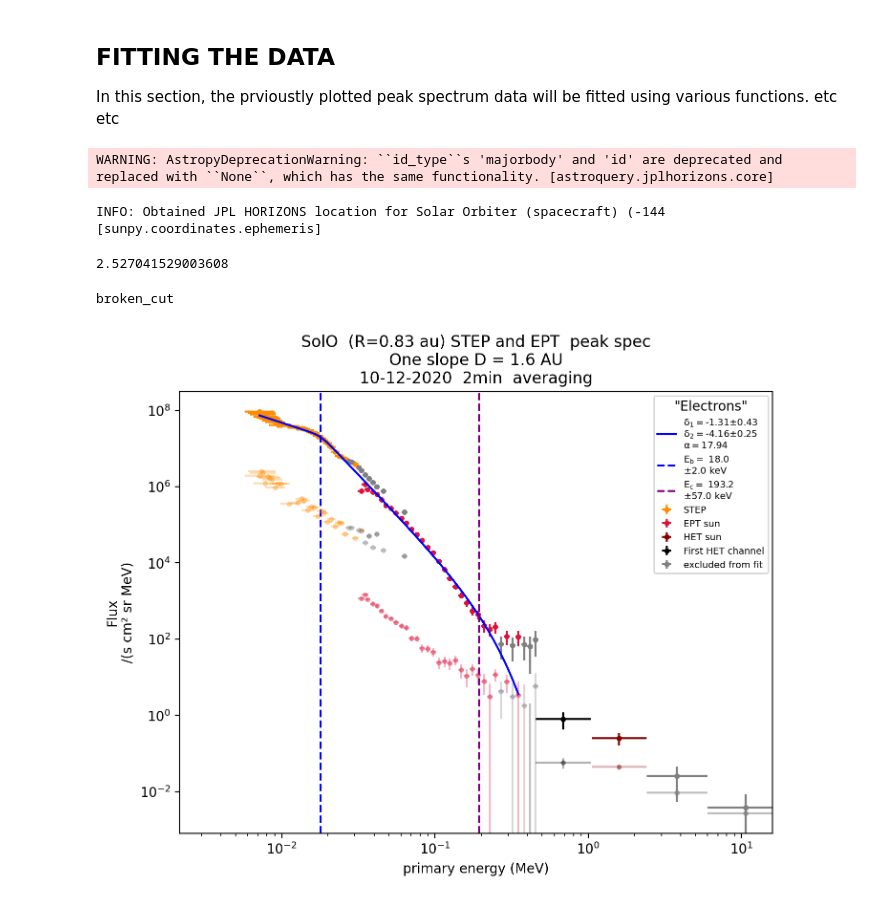
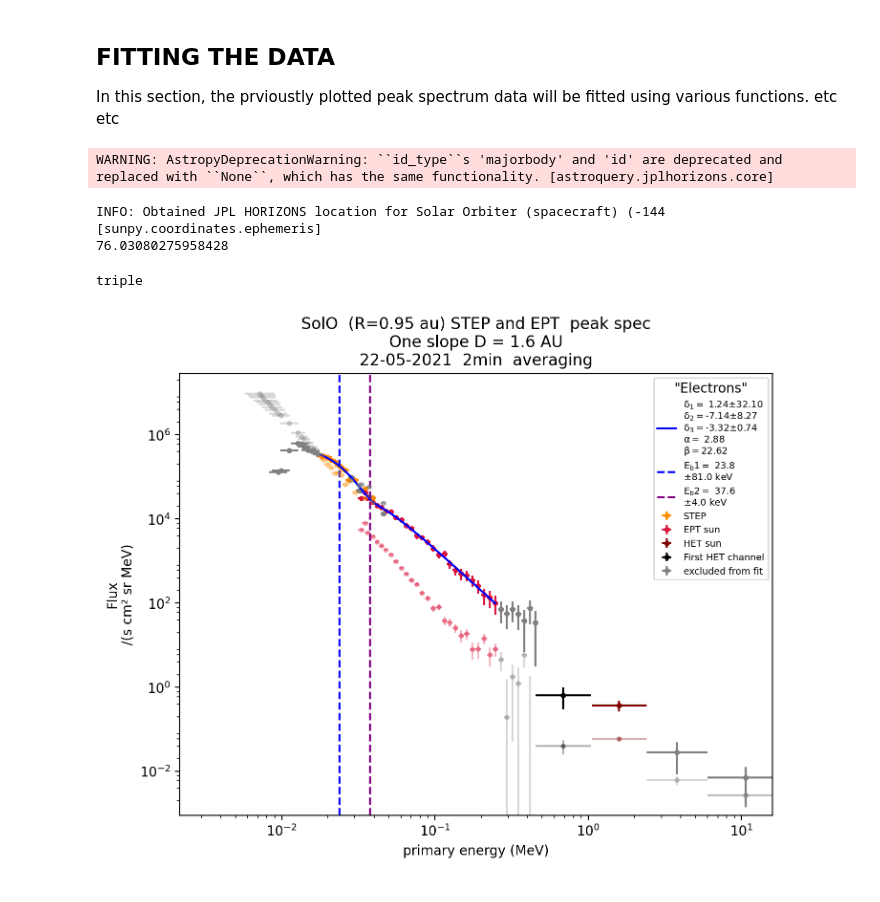
Before and after one commit to AnnamariaFedeli/SolOEPD-Plot-n-Fit-SEE, a Jupyter notebook: Plot-n-Fit-SEE-EnergySpectra.ipynb, the cells around one changed output. Drawn from its saved outputs; the diff is of its cells as text; code cells hidden in the pictures.

Commit message:
Added triple pl.
Still need to fix bug. gamma3 > gamma2

```diff
--- a/Plot-n-Fit-SEE-EnergySpectra.ipynb
+++ b/Plot-n-Fit-SEE-EnergySpectra.ipynb
@@ -21,7 +21,7 @@ path_to_folder = r'/home/annafed/Documents/test_folder/'
 ### Parameters for plotting the data, saving the files and making the new folders
 Do not change the folder. This will be used to create folders for new events. If the path is changed, the functions will create unnecessary copies of the data.
 # %%
-date = '2020-12-10-2330' #will use this to create new folders
+date = '2021-05-22-2131' #will use this to create new folders
 # %% [markdown]
 Start date and end date of the event. Different if the event happens close to midnight. Format: yyyymmdd
 # %%
@@ -189,14 +189,14 @@ shift_step_data = False
 shift_factor = None #0.8
 # %%
 FIT_DATA(path_to_folder, date[:10], averaging = 2, fit_type= 'step_ept', step = True, ept = True, het = True,
-         which_fit = 'best', sigma = 3, rel_err = 0.5, frac_nan_threshold = 0.9, fit_to = 'peak', slope = None,
+         which_fit = 'triple', sigma = 3, rel_err = 0.5, frac_nan_threshold = 0.9, fit_to = 'peak', slope = None,
          e_min = None, e_max = None, g1_guess = -1.9, g2_guess = -2.5, g3_guess = -4, c1_guess = 1000,
          alpha_guess = 10, beta_guess = 10, break_guess_low = 0.6, break_guess_high = 1.2, cut_guess = 1.2,
          use_random = True, iterations = 20, leave_out_1st_het_chan = True, shift_step_data = False,
          shift_factor = None, save_fig = True, save_pickle = False, save_fit_variables = True, save_fitrun = True)
 # %% [output]
 WARNING: AstropyDeprecationWarning: ``id_type``s 'majorbody' and 'id' are deprecated and replaced with ``None``, which has the same functionality. [astroquery.jplhorizons.core]
 INFO: Obtained JPL HORIZONS location for Solar Orbiter (spacecraft) (-144 [sunpy.coordinates.ephemeris]
+76.03080275958428
-2.527041529003608
+triple
-broken_cut
-[figure, old version]
+[figure, new version]
```
Also changed, not shown: parts of 7 cells of this notebook, 3 other files.
